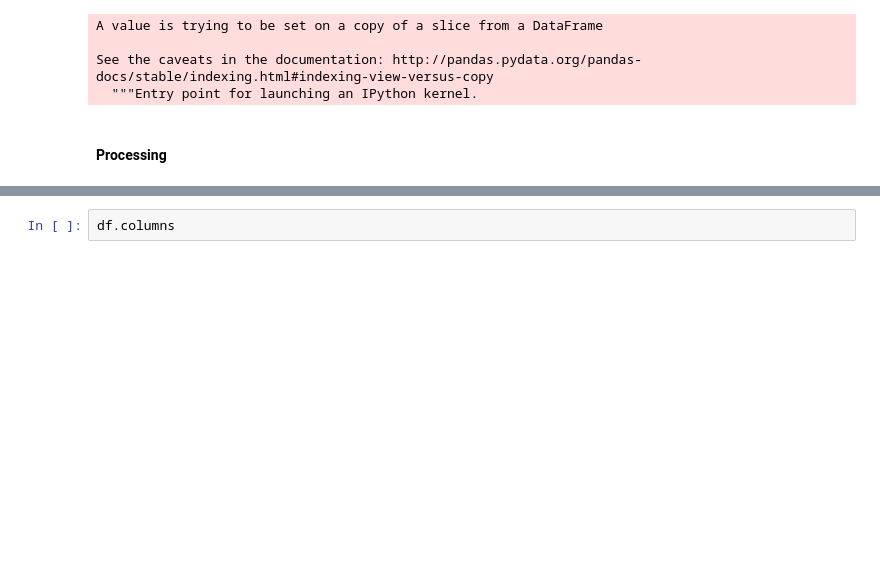
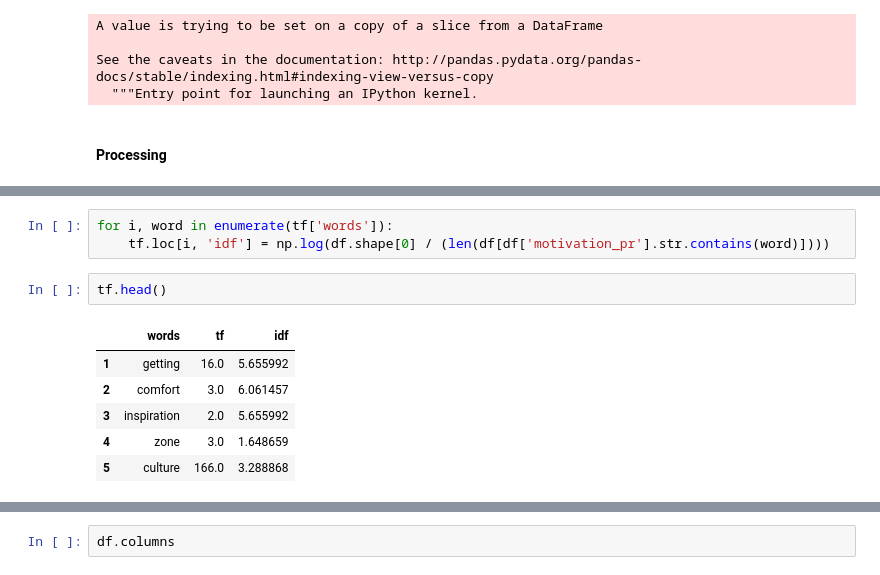
Before and after one commit to Ecboxer/travel, a Jupyter notebook: notebooks/explore.ipynb, the cells around one changed output, grey strips where cells are left out. Drawn from its saved outputs; the diff is of its cells as text; blank space fills up the shorter version.

```diff
--- a/notebooks/explore.ipynb
+++ b/notebooks/explore.ipynb
@@ -1028,0 +1076,12 @@ See the caveats in the documentation: http://pandas.pydata.org/pandas-docs/stabl
+# %%
+for i, word in enumerate(tf['words']):
+    tf.loc[i, 'idf'] = np.log(df.shape[0] / (len(df[df['motivation_pr'].str.contains(word)])))
+# %%
+tf.head()
+# %% [output]
+|  | words | tf | idf |
+| 1 | getting | 16.0 | 5.655992 |
+| 2 | comfort | 3.0 | 6.061457 |
+| 3 | inspiration | 2.0 | 5.655992 |
+| 4 | zone | 3.0 | 1.648659 |
+| 5 | culture | 166.0 | 3.288868 |
```
Also changed, not shown: parts of 8 cells of this notebook.
